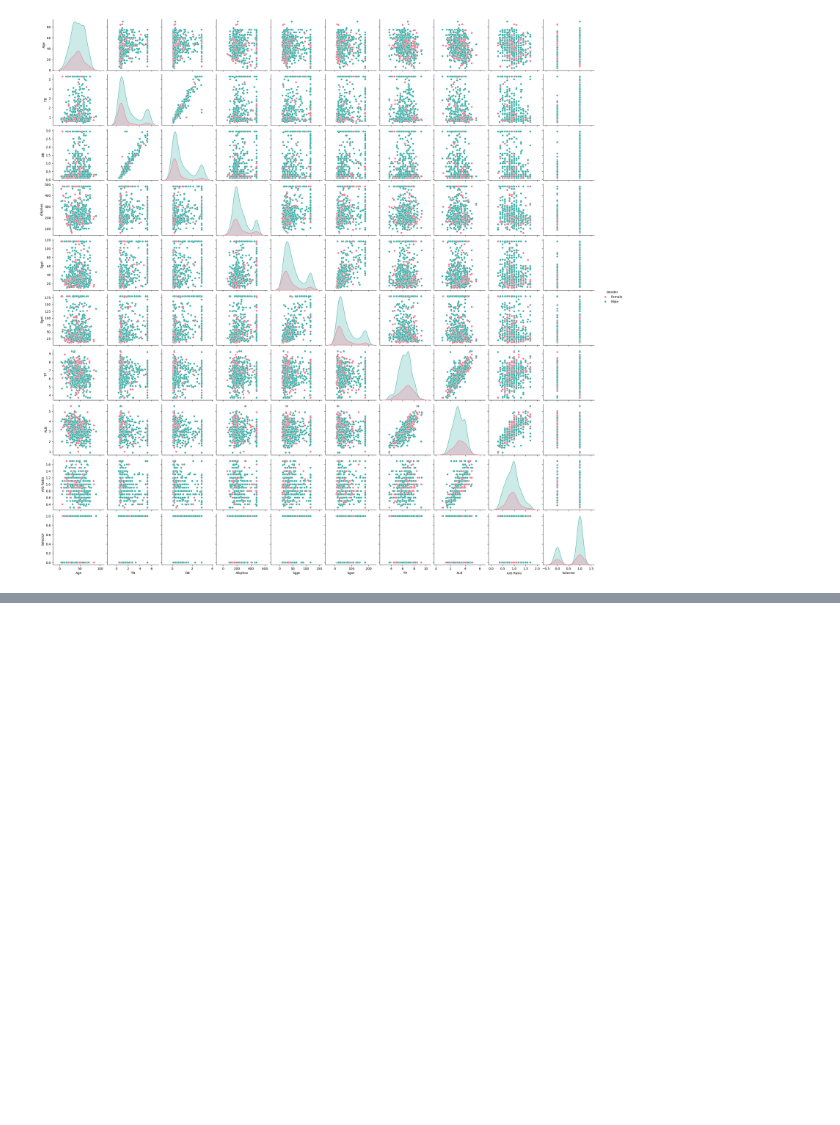
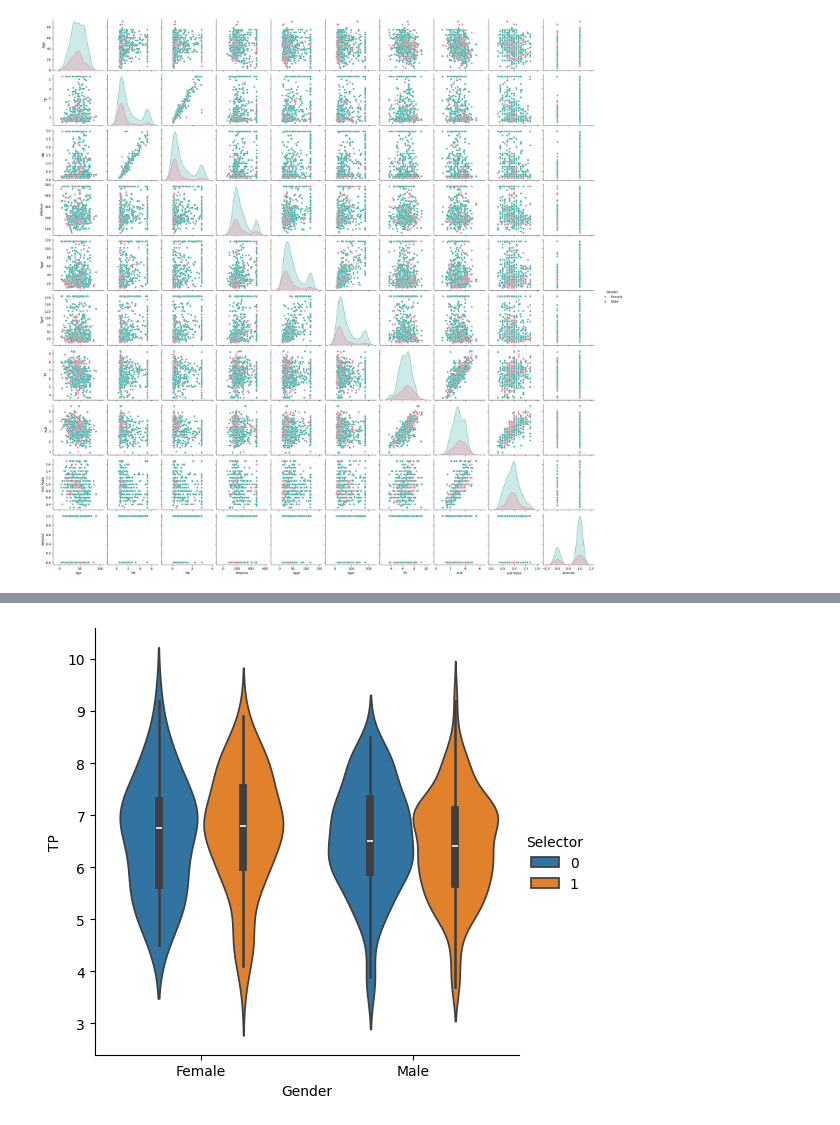
Before and after one commit to Uma761995/machine-Learning-and-Data-Science-Capstone-project, a Jupyter notebook: 3.Univariate and Bivariate Analysis/3.Data Visualisation/Seaborn.ipynb, the cells around one changed output, grey strips where cells are left out. Cells and saved outputs as stored; diff of their text form; code cells hidden in the pictures; blank space fills up the shorter version.

```diff
--- a/3.Univariate and Bivariate Analysis/3.Data Visualisation/Seaborn.ipynb
+++ b/3.Univariate and Bivariate Analysis/3.Data Visualisation/Seaborn.ipynb
@@ -93,0 +133,5 @@ plt.show()
+# %%
+sns.catplot(x='Gender',y='TP',hue='Selector',kind='violin',data=dataset)
+plt.show()
+# %% [output]
+[figure, added]
```
Also changed, not shown: parts of 10 cells of this notebook, 14 other files.
